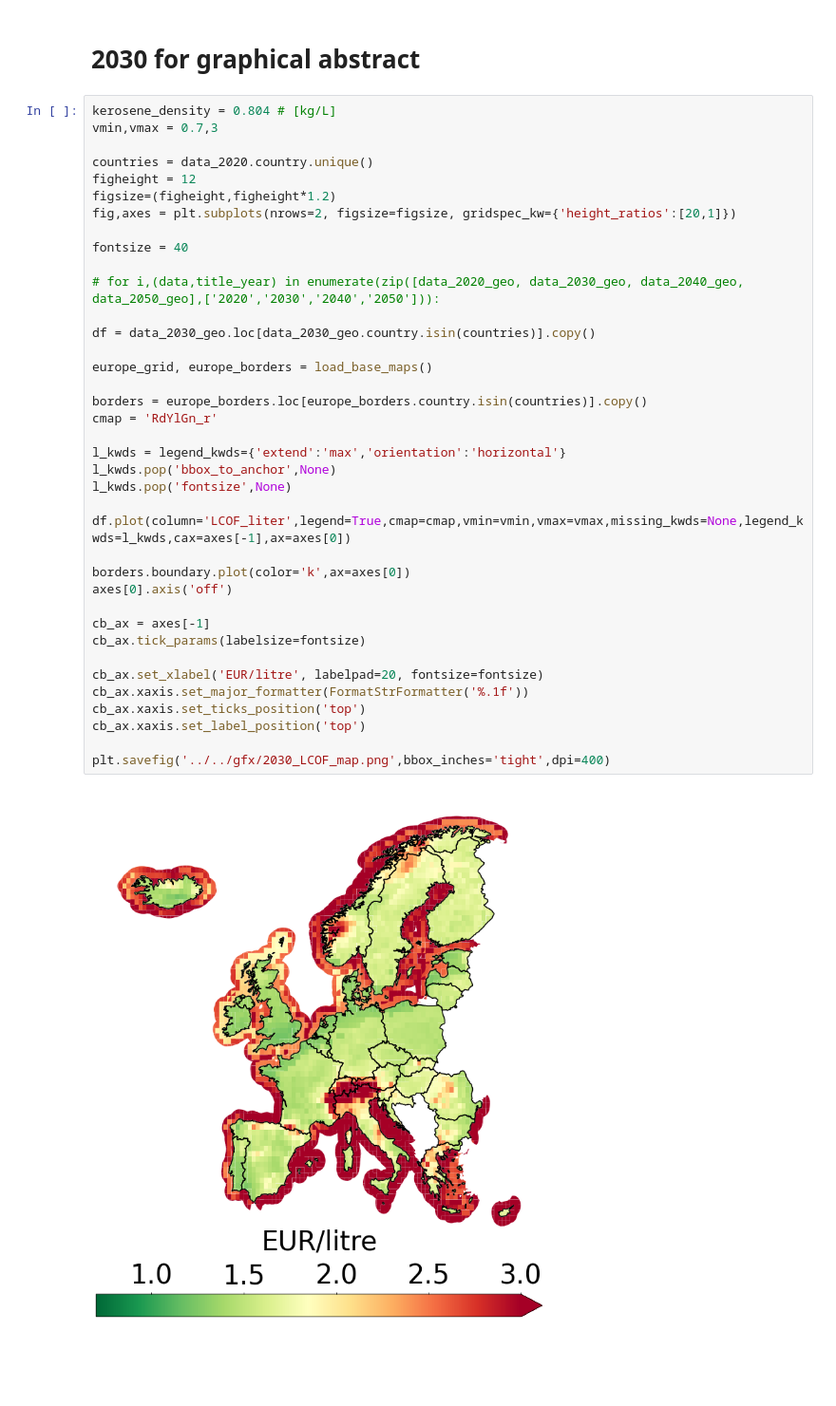
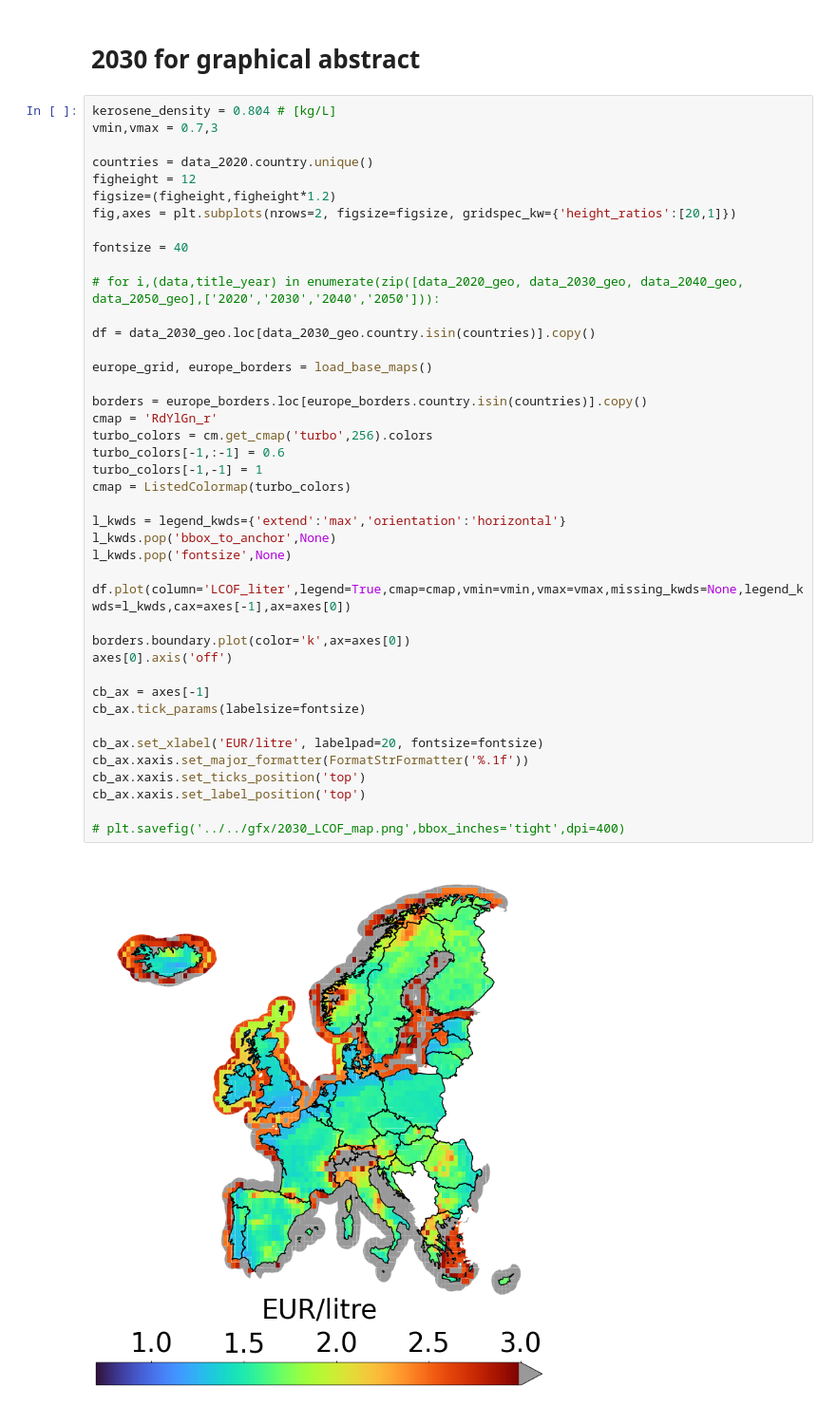
Before and after one commit to kwdseymour/EuroSAFs, a Jupyter notebook: scripts/analysis/lcof_maps.ipynb, the cells around one changed output. Shown at 95% size. Cells and saved outputs as stored; diff of their text form; blank space fills up the shorter version.

```diff
--- a/scripts/analysis/lcof_maps.ipynb
+++ b/scripts/analysis/lcof_maps.ipynb
@@ -221,32 +302,36 @@ fig,axes = plt.subplots(nrows=2, figsize=figsize, gridspec_kw={'height_ratios':[
 
 fontsize = 40
 
 # for i,(data,title_year) in enumerate(zip([data_2020_geo, data_2030_geo, data_2040_geo, data_2050_geo],['2020','2030','2040','2050'])):
 
 df = data_2030_geo.loc[data_2030_geo.country.isin(countries)].copy()
 
 europe_grid, europe_borders = load_base_maps()
 
 borders = europe_borders.loc[europe_borders.country.isin(countries)].copy()
 cmap = 'RdYlGn_r'
+turbo_colors = cm.get_cmap('turbo',256).colors
+turbo_colors[-1,:-1] = 0.6
+turbo_colors[-1,-1] = 1
+cmap = ListedColormap(turbo_colors)
 
 l_kwds = legend_kwds={'extend':'max','orientation':'horizontal'}
 l_kwds.pop('bbox_to_anchor',None)
 l_kwds.pop('fontsize',None)
 
 df.plot(column='LCOF_liter',legend=True,cmap=cmap,vmin=vmin,vmax=vmax,missing_kwds=None,legend_kwds=l_kwds,cax=axes[-1],ax=axes[0])
 
 borders.boundary.plot(color='k',ax=axes[0])
 axes[0].axis('off')
 
 cb_ax = axes[-1]
 cb_ax.tick_params(labelsize=fontsize)
 
 cb_ax.set_xlabel('EUR/litre', labelpad=20, fontsize=fontsize)
 cb_ax.xaxis.set_major_formatter(FormatStrFormatter('%.1f'))
 cb_ax.xaxis.set_ticks_position('top')
 cb_ax.xaxis.set_label_position('top')
 
-plt.savefig('../../gfx/2030_LCOF_map.png',bbox_inches='tight',dpi=400)
+# plt.savefig('../../gfx/2030_LCOF_map.png',bbox_inches='tight',dpi=400)
 # %% [output]
-[figure, old version]
+[figure, new version]
```
Also changed, not shown: parts of 5 cells of this notebook, 33 other files.
